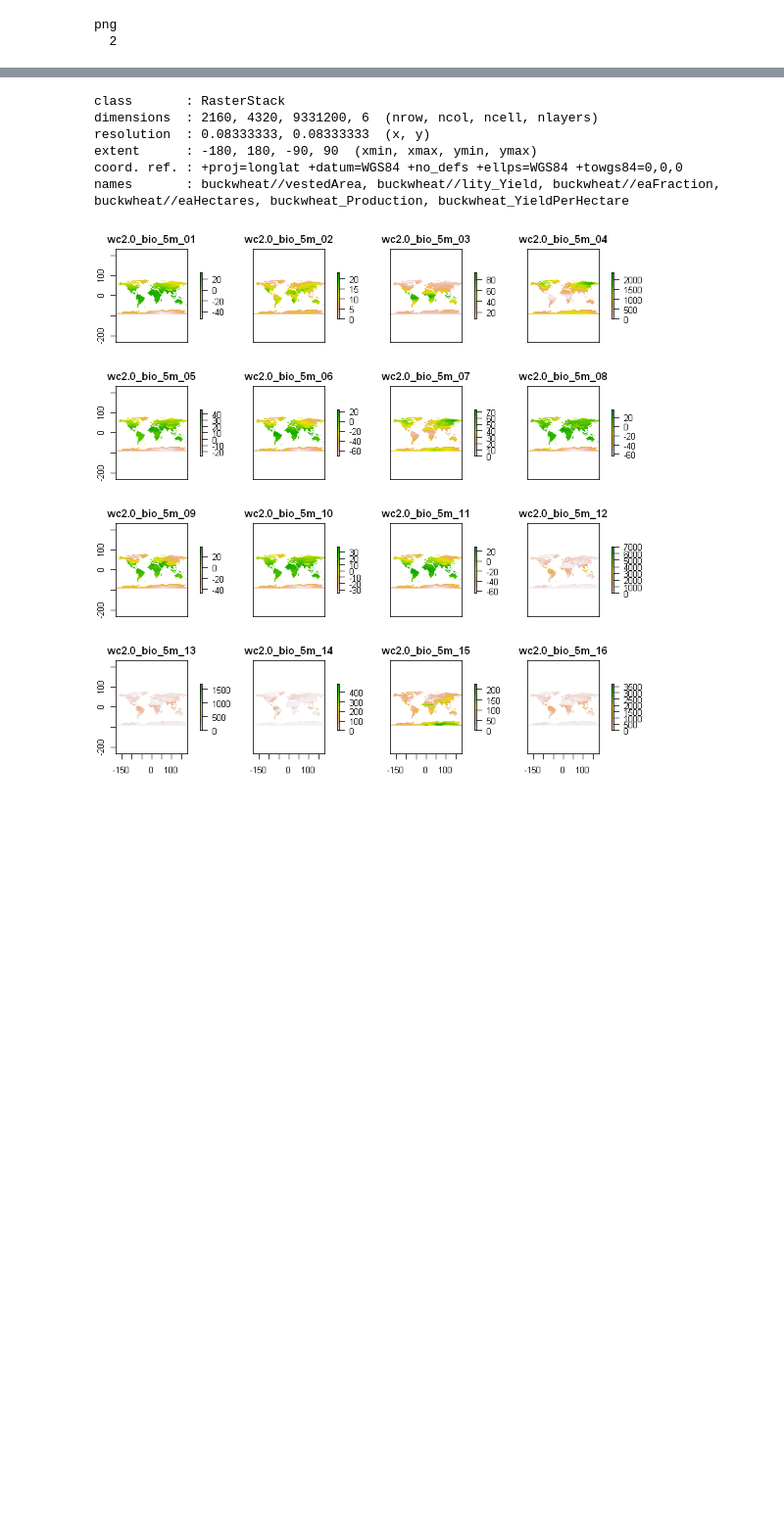
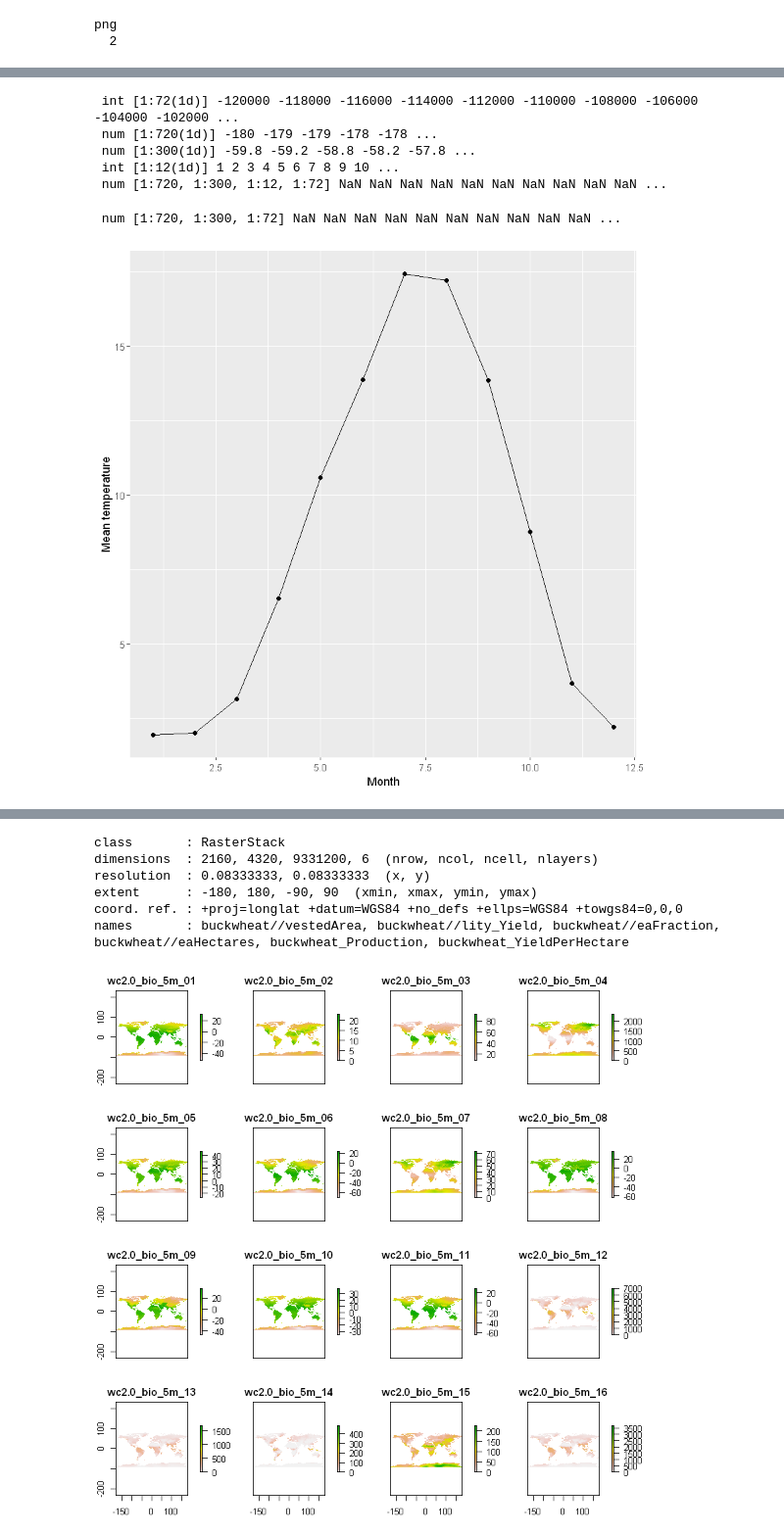
Before and after one commit to mkrzyzanska/BuckwheatNicheModelling, a Jupyter notebook: reports/01_Prepare_data.ipynb, the cells around one changed output, grey strips where cells are left out. Shown: that part at 98% size. Drawn from its saved outputs; the diff is of its cells as text; code cells hidden in the pictures; blank space fills up the shorter version.

```diff
--- a/reports/01_Prepare_data.ipynb
+++ b/reports/01_Prepare_data.ipynb
@@ -349,0 +444,12 @@ writeRaster(masked_prd,filename=paste(path2layers,names(masked_prd),sep=""),form
+# %%
+str(years)
+str(longitude)
+str(latitude)
+str(months)
+str(temperature)
+# %% [output]
+ int [1:72(1d)] -120000 -118000 -116000 -114000 -112000 -110000 -108000 -106000 -104000 -102000 ...
+ num [1:720(1d)] -180 -179 -179 -178 -178 ...
+ num [1:300(1d)] -59.8 -59.2 -58.8 -58.2 -57.8 ...
+ int [1:12(1d)] 1 2 3 4 5 6 7 8 9 10 ...
+ num [1:720, 1:300, 1:12, 1:72] NaN NaN NaN NaN NaN NaN NaN NaN NaN NaN ...
@@ -349,0 +463,14 @@ writeRaster(masked_prd,filename=paste(path2layers,names(masked_prd),sep=""),form
+# %%
+str(BIO9)
+# %% [output]
+ num [1:720, 1:300, 1:72] NaN NaN NaN NaN NaN NaN NaN NaN NaN NaN ...
+# %%
+lonID <- which.min(abs(longitude - my_longitude));
+latID <- which.min(abs(latitude - my_latitude));
+yearID <- which.min(abs(years - my_year));
+# %%
+p3 <- ggplot2::qplot(months, temperature[lonID,latID,,yearID], xlab = "Month", ylab = "Mean temperature",  geom=c("point", "line"))
+# %%
+p3
+# %% [output]
+[figure, added]
```
Also changed, not shown: parts of 22 cells of this notebook, 16 other files.
